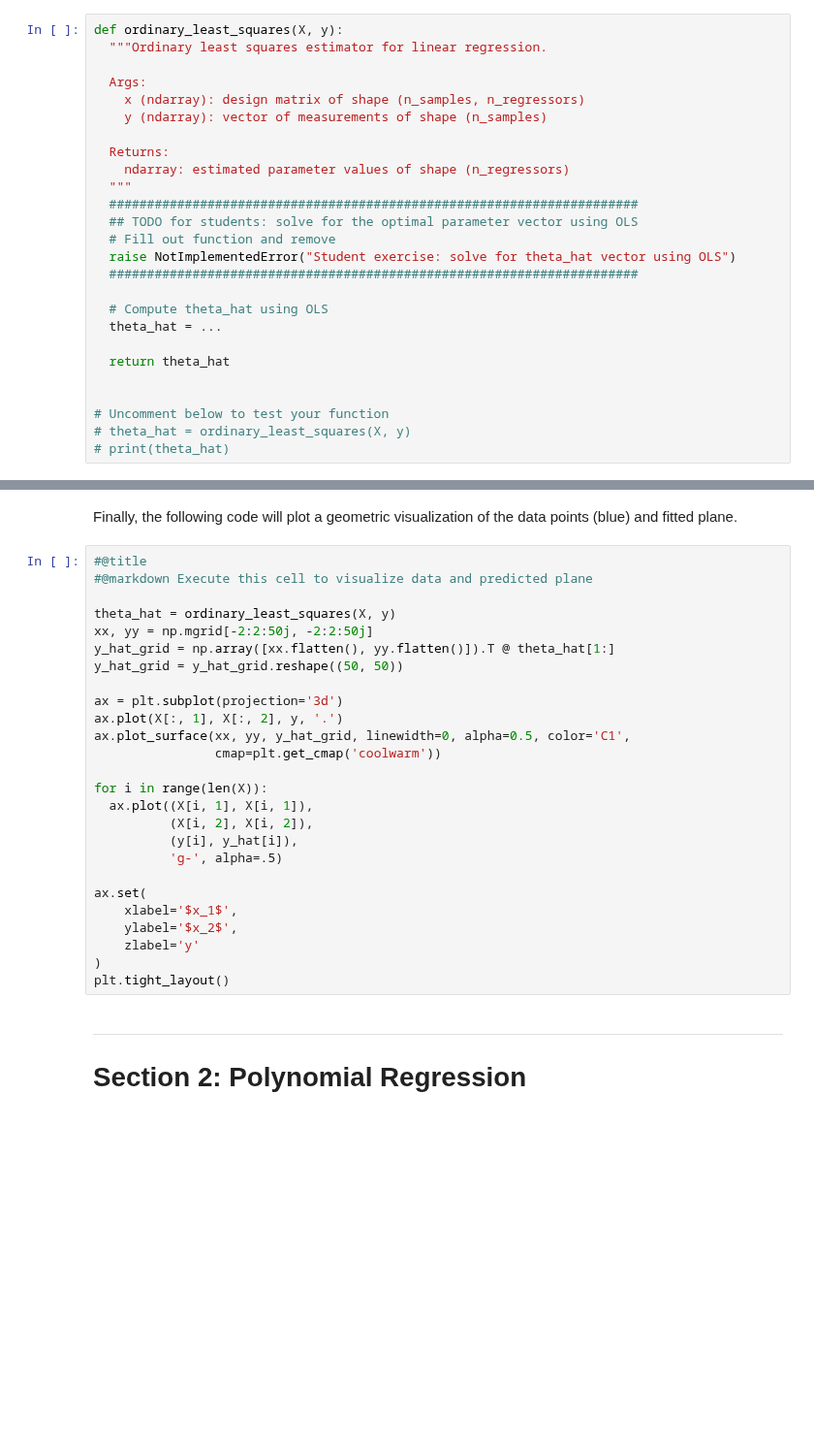
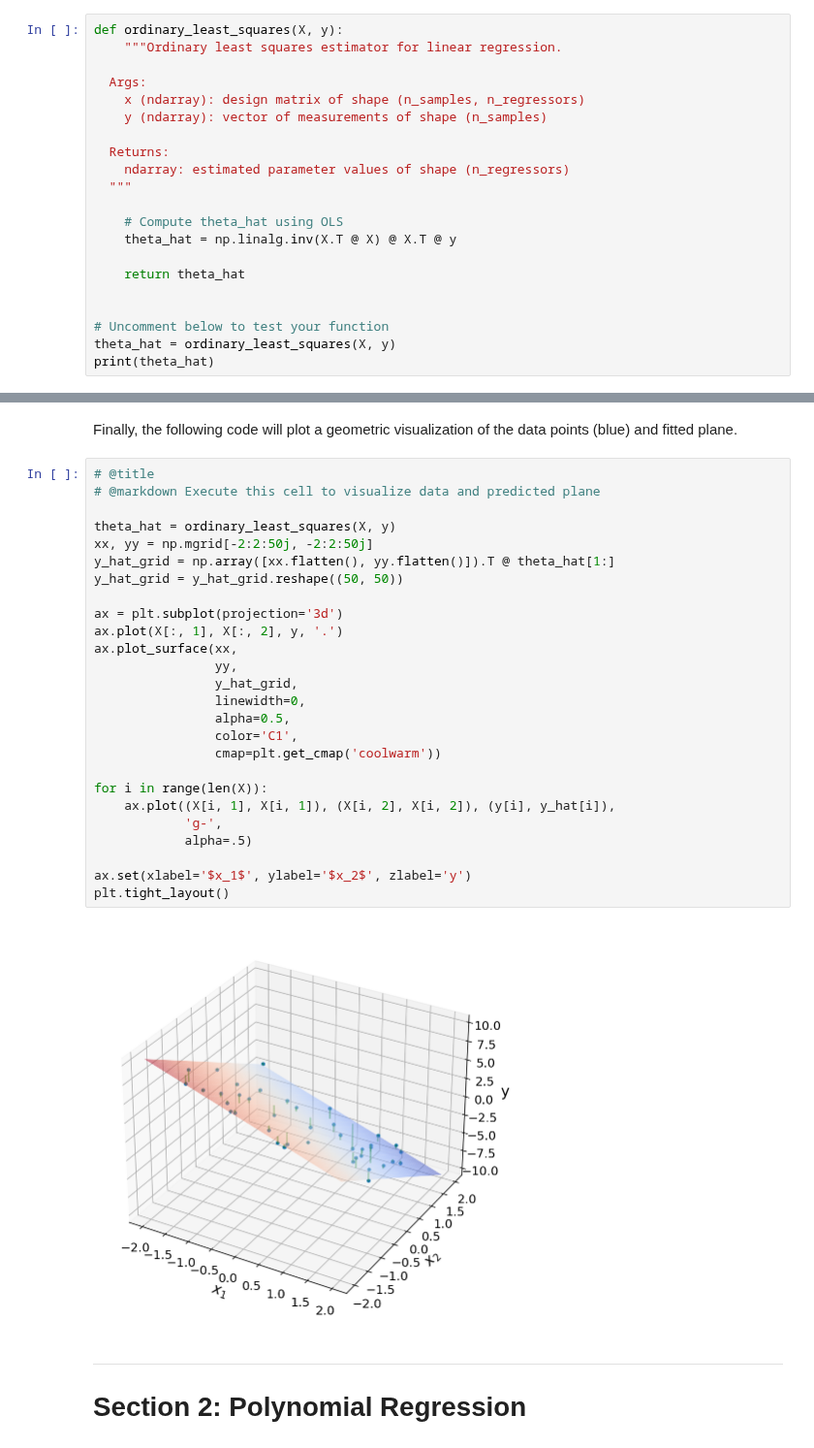
Before and after one commit to Benorli/course-content, a Jupyter notebook: tutorials/W1D3_ModelFitting/student/W1D3_Tutorial4.ipynb, the cells around one changed output, grey strips where cells are left out. Shown at 97% size. Cells and saved outputs as stored; diff of their text form; blank space fills up the shorter version.

```diff
--- a/tutorials/W1D3_ModelFitting/student/W1D3_Tutorial4.ipynb
+++ b/tutorials/W1D3_ModelFitting/student/W1D3_Tutorial4.ipynb
@@ -176,7 +178,7 @@ This is called the [ordinary least squares](https://en.wikipedia.org/wiki/Ordina
 In this exercise you will implement the OLS approach to estimating $\boldsymbol{\hat\theta}$ from the design matrix $\mathbf{X}$ and measurement vector $\mathbf{y}$. You can use the `@` symbol for matrix multiplication, `.T` for transpose, and `np.linalg.inv` for matrix inversion.
 # %%
 def ordinary_least_squares(X, y):
-  """Ordinary least squares estimator for linear regression.
+    """Ordinary least squares estimator for linear regression.
 
   Args:
     x (ndarray): design matrix of shape (n_samples, n_regressors)
@@ -185,18 +187,13 @@ def ordinary_least_squares(X, y):
   Returns:
     ndarray: estimated parameter values of shape (n_regressors)
   """
-  ######################################################################
-  ## TODO for students: solve for the optimal parameter vector using OLS
-  # Fill out function and remove
-  raise NotImplementedError("Student exercise: solve for theta_hat vector using OLS")
-  ######################################################################
 
-  # Compute theta_hat using OLS
-  theta_hat = ...
+    # Compute theta_hat using OLS
+    theta_hat = np.linalg.inv(X.T @ X) @ X.T @ y
 
-  return theta_hat
+    return theta_hat
 
 
 # Uncomment below to test your function
-# theta_hat = ordinary_least_squares(X, y)
-# print(theta_hat)
+theta_hat = ordinary_least_squares(X, y)
+print(theta_hat)
@@ -216,31 +217,33 @@ print(f"MSE = {np.mean((y - y_hat)**2):.2f}")
 # %% [markdown]
 Finally, the following code will plot a geometric visualization of the data points (blue) and fitted plane.
 # %%
-#@title
-#@markdown Execute this cell to visualize data and predicted plane
+# @title
+# @markdown Execute this cell to visualize data and predicted plane
 
 theta_hat = ordinary_least_squares(X, y)
 xx, yy = np.mgrid[-2:2:50j, -2:2:50j]
 y_hat_grid = np.array([xx.flatten(), yy.flatten()]).T @ theta_hat[1:]
 y_hat_grid = y_hat_grid.reshape((50, 50))
 
 ax = plt.subplot(projection='3d')
 ax.plot(X[:, 1], X[:, 2], y, '.')
-ax.plot_surface(xx, yy, y_hat_grid, linewidth=0, alpha=0.5, color='C1',
+ax.plot_surface(xx,
+                yy,
+                y_hat_grid,
+                linewidth=0,
+                alpha=0.5,
+                color='C1',
                 cmap=plt.get_cmap('coolwarm'))
 
 for i in range(len(X)):
-  ax.plot((X[i, 1], X[i, 1]),
-          (X[i, 2], X[i, 2]),
-          (y[i], y_hat[i]),
-          'g-', alpha=.5)
+    ax.plot((X[i, 1], X[i, 1]), (X[i, 2], X[i, 2]), (y[i], y_hat[i]),
+            'g-',
+            alpha=.5)
 
-ax.set(
-    xlabel='$x_1$',
-    ylabel='$x_2$',
-    zlabel='y'
-)
+ax.set(xlabel='$x_1$', ylabel='$x_2$', zlabel='y')
 plt.tight_layout()
+# %% [output]
+[figure, added]
 # %% [markdown]
 ---
 # Section 2:  Polynomial Regression
```
Also changed, not shown: parts of 3 cells of this notebook.
